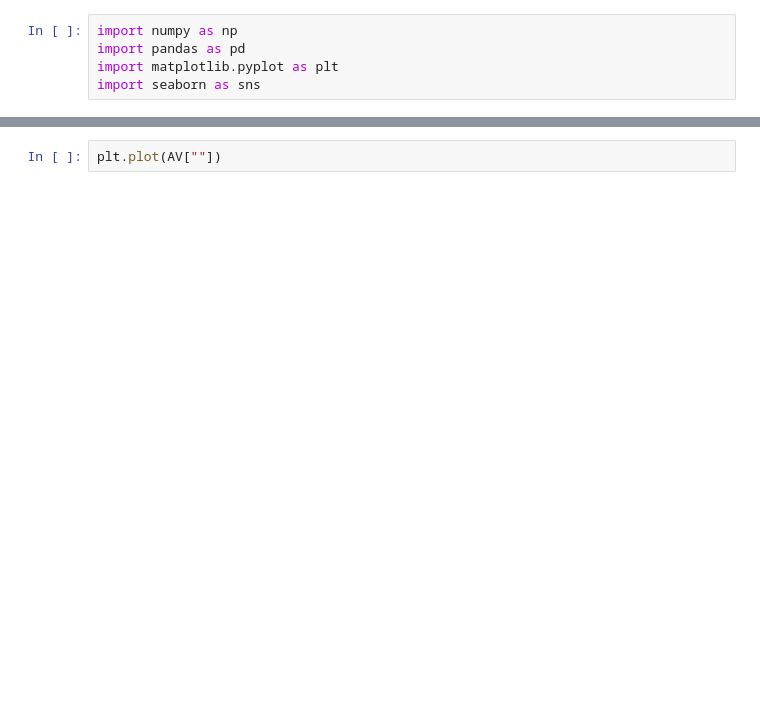
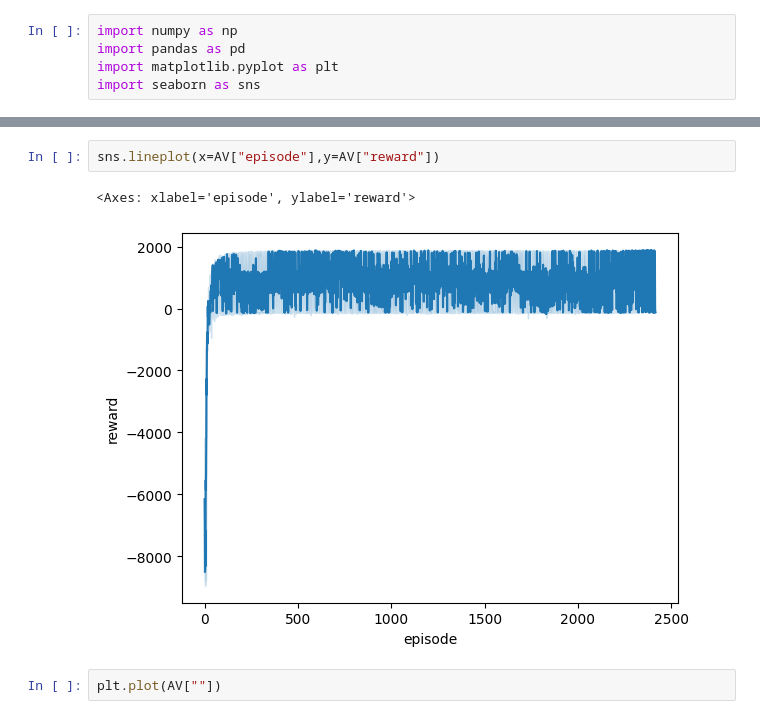
Before and after one commit to MoMingQimio/GABA, a Jupyter notebook: plot.ipynb, the cells around one changed output, grey strips where cells are left out. Cells and saved outputs as stored; diff of their text form; blank space fills up the shorter version.

```diff
--- a/plot.ipynb
+++ b/plot.ipynb
@@ -24,2 +17,7 @@ AV[""]
+# %%
+sns.lineplot(x=AV["episode"],y=AV["reward"])
+# %% [output]
+<Axes: xlabel='episode', ylabel='reward'>
+[figure, added]
 # %%
 plt.plot(AV[""])
```
Also changed, not shown: parts of 4 cells of this notebook.
